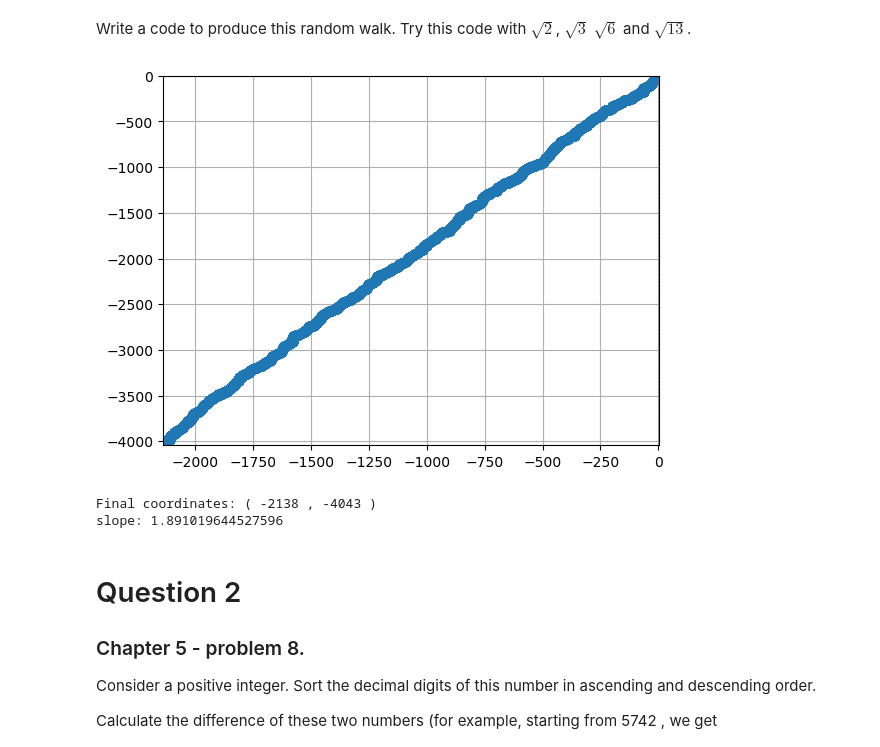
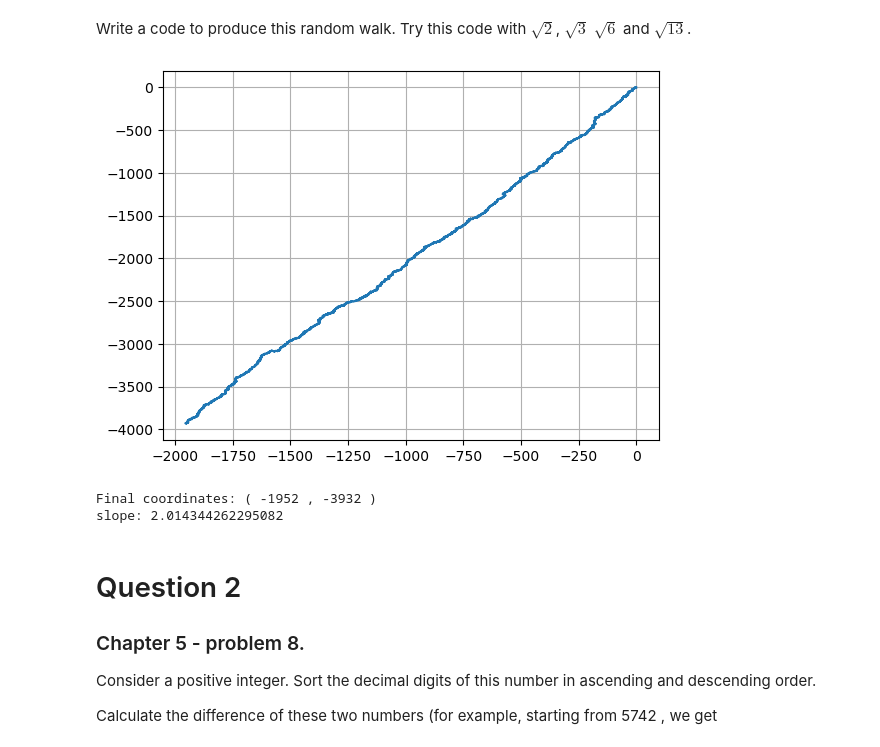
Before and after one commit to Rhys18751996/MathProgrammingJupyter, a Jupyter notebook: Horner_Rhys_18751996_Proj .ipynb, the cells around one changed output. Drawn from its saved outputs; the diff is of its cells as text; code cells hidden in the pictures.

```diff
--- a/Horner_Rhys_18751996_Proj .ipynb
+++ b/Horner_Rhys_18751996_Proj .ipynb
@@ -61,58 +83,35 @@ def MapBase4DigitsAsDirections(base4_digits):
 # To visualize random walk
 import matplotlib.pyplot as plt
 
-def CreateRandomWalkGraph(mapped_directions):
-    # Starting position
-    x, y = 0, 0
-    # Lists to store the positions
-    x_positions = [x]
-    y_positions = [y]
-    # Define movement deltas for each direction
-    movement = {
-        'Up': (0, 1),
-        'Down': (0, -1),
-        'Left': (-1, 0),
-        'Right': (1, 0)
-    }
-
-    # Process each direction
-    for direction in mapped_directions:
-        dx, dy = movement[direction]
-        x += dx
-        y += dy
-        x_positions.append(x)
-        y_positions.append(y)
-
+def CreateGraph(x_positions, y_positions):
     # Create the plot
-    plt.plot(x_positions, y_positions, marker='o')
-    plt.axhline(0, color='gray', linewidth=0.5, linestyle='--')
-    plt.axvline(0, color='gray', linewidth=0.5, linestyle='--')
+    plt.plot(x_positions, y_positions)
     plt.grid()
-    plt.xlim(min(x_positions) - 1, max(x_positions) + 1)
-    plt.ylim(min(y_positions) - 1, max(y_positions) + 1)
     plt.show()
 
     # Return final coordinates
-    return x, y
+    return x_positions[-1], y_positions[-1]
 # %% [markdown]
 Write a code to produce this random walk. Try this code with $\sqrt{2}$, $\sqrt{3}$
  $\sqrt{6}$ and $\sqrt{13}$.
 # %%
 # Calculate the square root of 2 and convert it to a string
-Q_Digits = createIrrationalDigits(10000, mpmath.sqrt(2))
+Q_Digits = createIrrationalDigits(10000, mpmath.sqrt(6))
 # create the base4 digits string
 base4_digits = CreateBase4DigitsString(Q_Digits)
 # map the digits to the direction up(0), left(2), down(1), right(3)
 mapped_directions = MapBase4DigitsAsDirections(base4_digits)
+# create random walk data
+x_positions, y_positions = CreateRandomWalkData(mapped_directions)
 # show a graph for fun
-final_x, final_y = CreateRandomWalkGraph(mapped_directions)
+final_x, final_y = CreateGraph(x_positions, y_positions)
 
 print("Final coordinates: (", final_x, ",", final_y, ")")
 print(f"slope: {final_y / final_x}")
 # %% [output]
-[figure, old version]
+[figure, new version]
-Final coordinates: ( -2138 , -4043 )
-slope: 1.891019644527596
+Final coordinates: ( -1952 , -3932 )
+slope: 2.014344262295082
 # %% [markdown]
 # Question 2
 ### Chapter 5 - problem 8.
```
Also changed, not shown: parts of 4 cells of this notebook, 2 other files.
